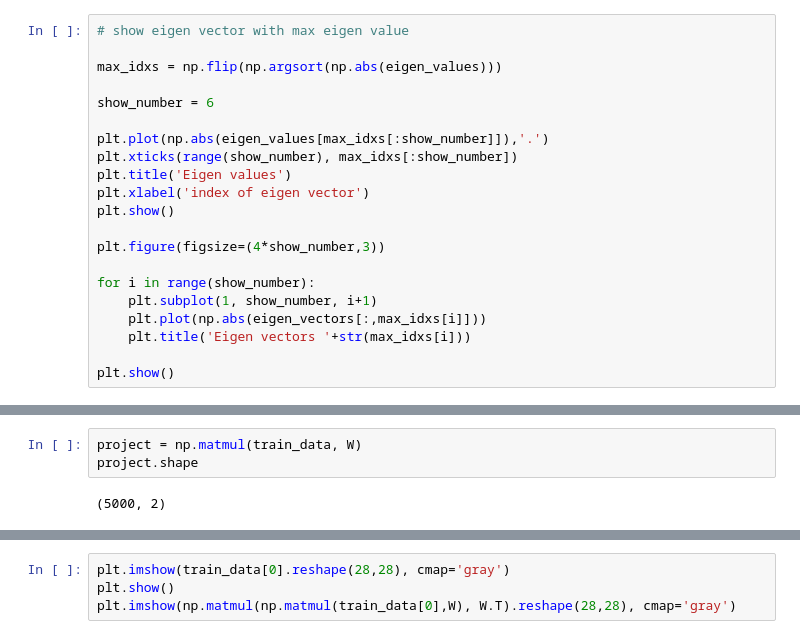
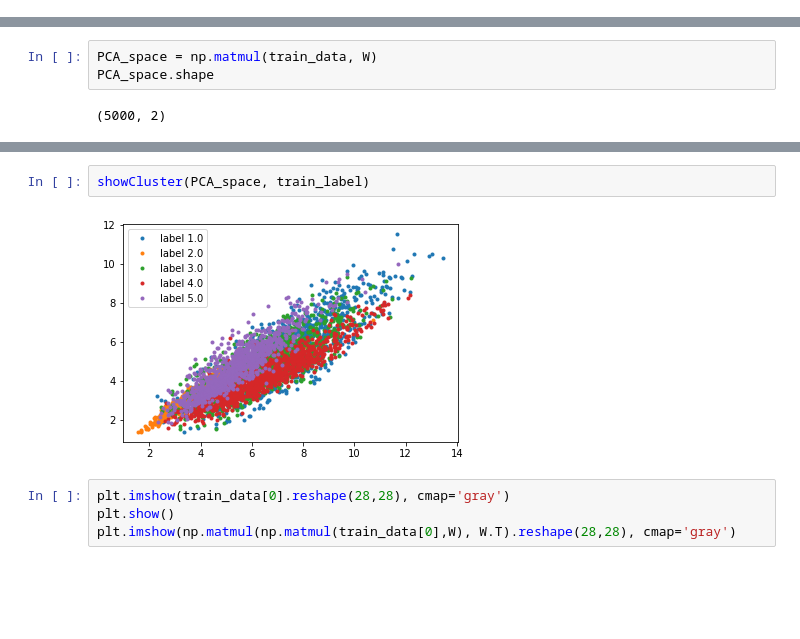
Before and after one commit to csielee/2018ML, a Jupyter notebook: HW7/HW7.ipynb, the cells around one changed output, grey strips where cells are left out. Cells and saved outputs as stored; diff of their text form; blank space fills up the shorter version.

Commit message:
Using spectral and show eigen space

```diff
--- a/HW7/HW7.ipynb
+++ b/HW7/HW7.ipynb
@@ -51,21 +79,0 @@ Wall time: 1.81 s
-# %%
-# show eigen vector with max eigen value
-
-max_idxs = np.flip(np.argsort(np.abs(eigen_values)))
-
-show_number = 6
-
-plt.plot(np.abs(eigen_values[max_idxs[:show_number]]),'.')
-plt.xticks(range(show_number), max_idxs[:show_number])
-plt.title('Eigen values')
-plt.xlabel('index of eigen vector')
-plt.show()
-
-plt.figure(figsize=(4*show_number,3))
-
-for i in range(show_number):
-    plt.subplot(1, show_number, i+1)
-    plt.plot(np.abs(eigen_vectors[:,max_idxs[i]]))
-    plt.title('Eigen vectors '+str(max_idxs[i]))
-
-plt.show()
@@ -79,7 +90,7 @@ W.shape
 # %% [output]
 (784, 2)
 # %%
-project = np.matmul(train_data, W)
-project.shape
+PCA_space = np.matmul(train_data, W)
+PCA_space.shape
 # %% [output]
 (5000, 2)
@@ -95,3 +97,7 @@ plt.legend()
+# %%
+showCluster(PCA_space, train_label)
+# %% [output]
+[figure, added]
 # %%
 plt.imshow(train_data[0].reshape(28,28), cmap='gray')
 plt.show()
```
Also changed, not shown: parts of 23 cells of this notebook.
